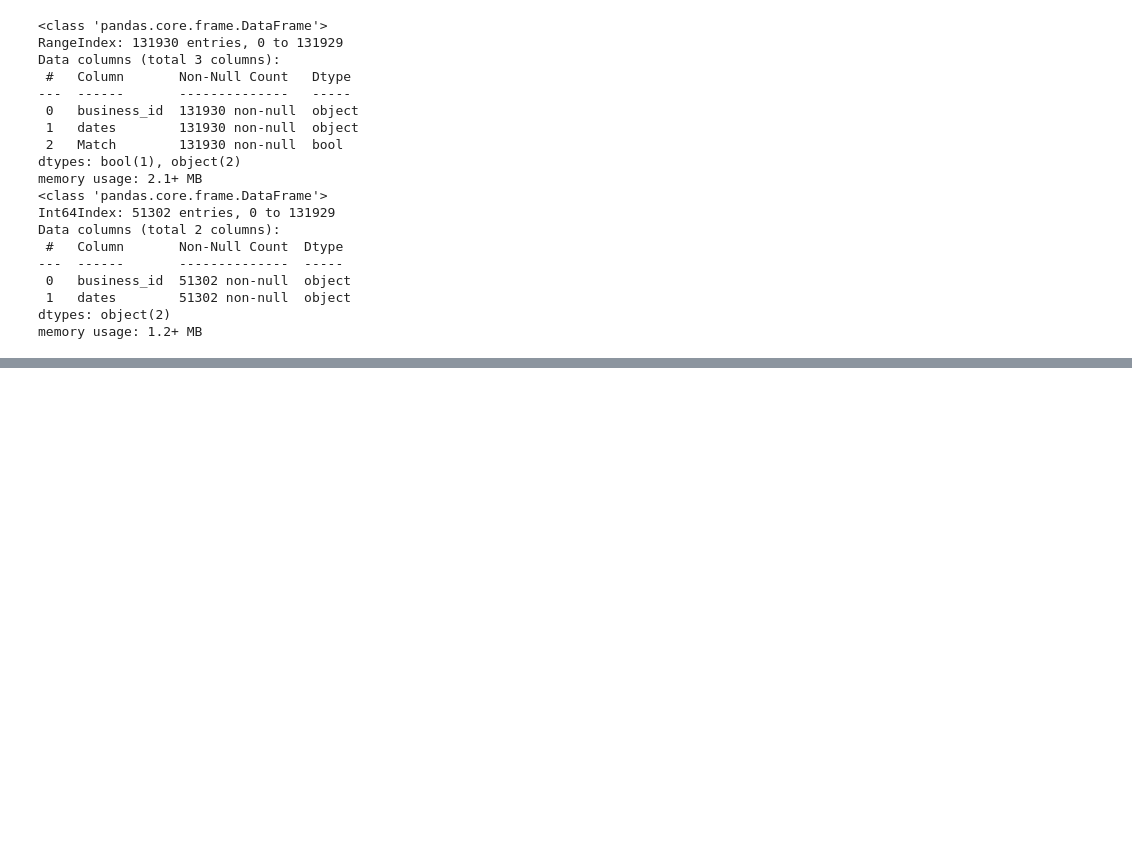
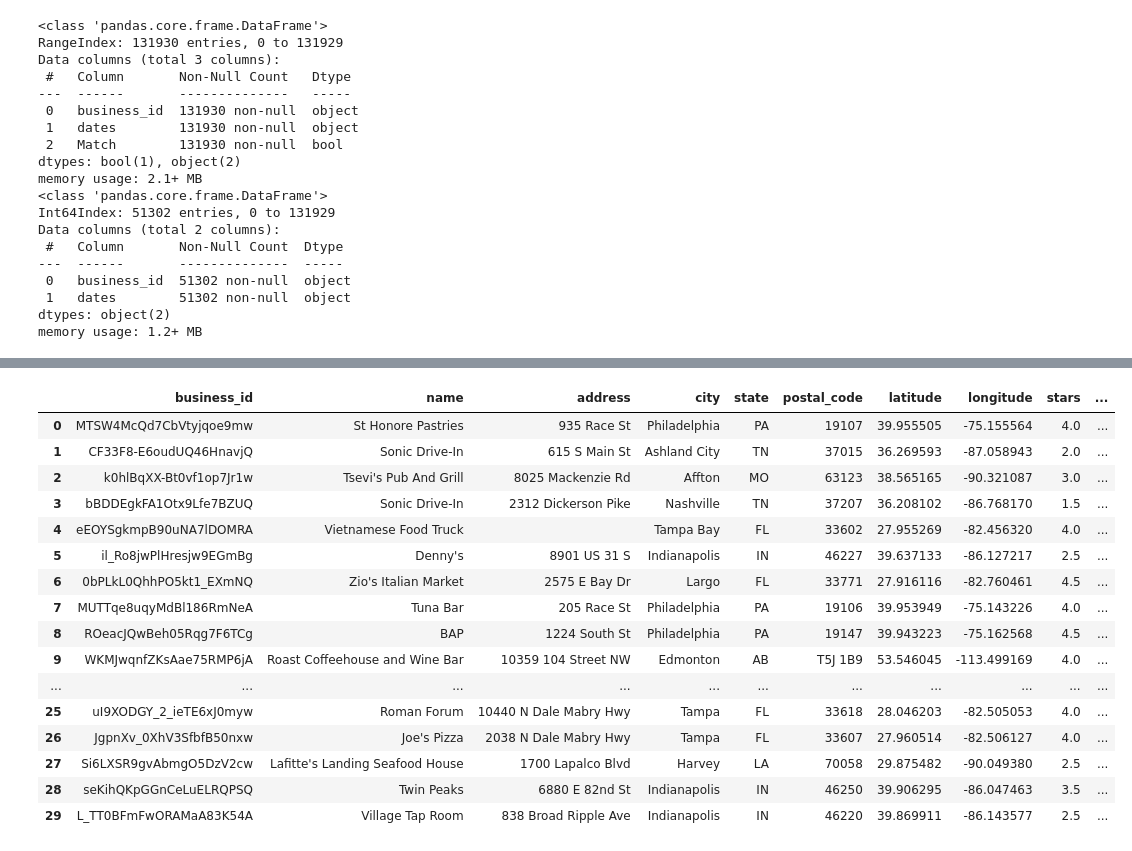
Before and after one commit to garrettpinkston2015/TIM147, a Jupyter notebook: FormatData.ipynb, the cells around one changed output, grey strips where cells are left out. Cells and saved outputs as stored; diff of their text form; code cells hidden in the pictures; blank space fills up the shorter version.

Commit message:
Restaurants with dates done

```diff
--- a/FormatData.ipynb
+++ b/FormatData.ipynb
@@ -8,7 +8,7 @@ pd.options.display.max_columns = None
 #df = pd.read_json(r'C:\Users\Garrett Pinkston\Desktop\TIM147\Project\data\Old\yelp_academic_dataset_business.json',lines=True)
 
 #FOR MAC
-df = pd.read_json('/Users/garrettpinkston/TIM147/Project/data/yelp_academic_dataset_business.json',lines=True)
+df = pd.read_json('/Users/garrettpinkston/TIM147/Project/data/Original/yelp_academic_dataset_business.json',lines=True)
 
 #CHECK RESTAURANT, DROP IF NOT
 df['categories'] = df['categories'].str.split(", ").tolist()
@@ -299,5 +299,7 @@ Data columns (total 2 columns):
  1   dates        51302 non-null  object
 dtypes: object(2)
 memory usage: 1.2+ MB
+# %%
+restaurantsWithReviews = df.merge(rdf,on='business_id')
 # %%
 rdf.to_csv('/Users/garrettpinkston/TIM147/Project/data/ReviewTimestamp.csv')
@@ -303,0 +340,2 @@ rdf.to_csv('/Users/garrettpinkston/TIM147/Project/data/ReviewTimestamp.csv')
+# %%
+snippet = restaurantsWithReviews.iloc[0:30]
@@ -303,0 +344,20 @@ rdf.to_csv('/Users/garrettpinkston/TIM147/Project/data/ReviewTimestamp.csv')
+# %%
+snippet
+# %% [output]
+|  | business_id | name | address | city | state | postal_code | latitude | longitude | stars | ... |
+| 0 | MTSW4McQd7CbVtyjqoe9mw | St Honore Pastries | 935 Race St | Philadelphia | PA | 19107 | 39.955505 | -75.155564 | 4.0 | ... |
+| 1 | CF33F8-E6oudUQ46HnavjQ | Sonic Drive-In | 615 S Main St | Ashland City | TN | 37015 | 36.269593 | -87.058943 | 2.0 | ... |
+| 2 | k0hlBqXX-Bt0vf1op7Jr1w | Tsevi's Pub And Grill | 8025 Mackenzie Rd | Affton | MO | 63123 | 38.565165 | -90.321087 | 3.0 | ... |
+| 3 | bBDDEgkFA1Otx9Lfe7BZUQ | Sonic Drive-In | 2312 Dickerson Pike | Nashville | TN | 37207 | 36.208102 | -86.768170 | 1.5 | ... |
+| 4 | eEOYSgkmpB90uNA7lDOMRA | Vietnamese Food Truck |  | Tampa Bay | FL | 33602 | 27.955269 | -82.456320 | 4.0 | ... |
+| 5 | il_Ro8jwPlHresjw9EGmBg | Denny's | 8901 US 31 S | Indianapolis | IN | 46227 | 39.637133 | -86.127217 | 2.5 | ... |
+| 6 | 0bPLkL0QhhPO5kt1_EXmNQ | Zio's Italian Market | 2575 E Bay Dr | Largo | FL | 33771 | 27.916116 | -82.760461 | 4.5 | ... |
+| 7 | MUTTqe8uqyMdBl186RmNeA | Tuna Bar | 205 Race St | Philadelphia | PA | 19106 | 39.953949 | -75.143226 | 4.0 | ... |
+| 8 | ROeacJQwBeh05Rqg7F6TCg | BAP | 1224 South St | Philadelphia | PA | 19147 | 39.943223 | -75.162568 | 4.5 | ... |
+| 9 | WKMJwqnfZKsAae75RMP6jA | Roast Coffeehouse and Wine Bar | 10359 104 Street NW | Edmonton | AB | T5J 1B9 | 53.546045 | -113.499169 | 4.0 | ... |
+| ... | ... | ... | ... | ... | ... | ... | ... | ... | ... | ... |
+| 25 | uI9XODGY_2_ieTE6xJ0myw | Roman Forum | 10440 N Dale Mabry Hwy | Tampa | FL | 33618 | 28.046203 | -82.505053 | 4.0 | ... |
+| 26 | JgpnXv_0XhV3SfbfB50nxw | Joe's Pizza | 2038 N Dale Mabry Hwy | Tampa | FL | 33607 | 27.960514 | -82.506127 | 4.0 | ... |
+| 27 | Si6LXSR9gvAbmgO5DzV2cw | Lafitte's Landing Seafood House | 1700 Lapalco Blvd | Harvey | LA | 70058 | 29.875482 | -90.049380 | 2.5 | ... |
+| 28 | seKihQKpGGnCeLuELRQPSQ | Twin Peaks | 6880 E 82nd St | Indianapolis | IN | 46250 | 39.906295 | -86.047463 | 3.5 | ... |
+| 29 | L_TT0BFmFwORAMaA83K54A | Village Tap Room | 838 Broad Ripple Ave | Indianapolis | IN | 46220 | 39.869911 | -86.143577 | 2.5 | ... |
```
Also changed, not shown: parts of 4 cells of this notebook.
